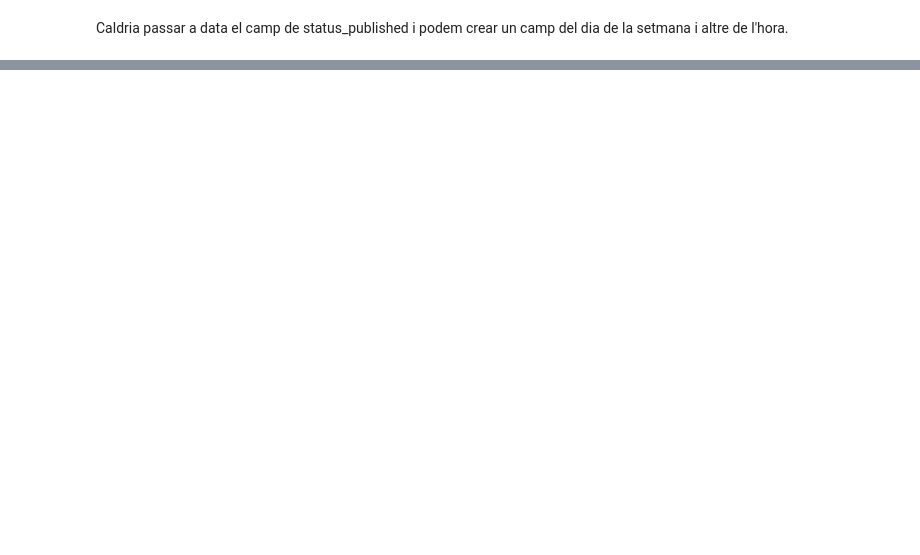
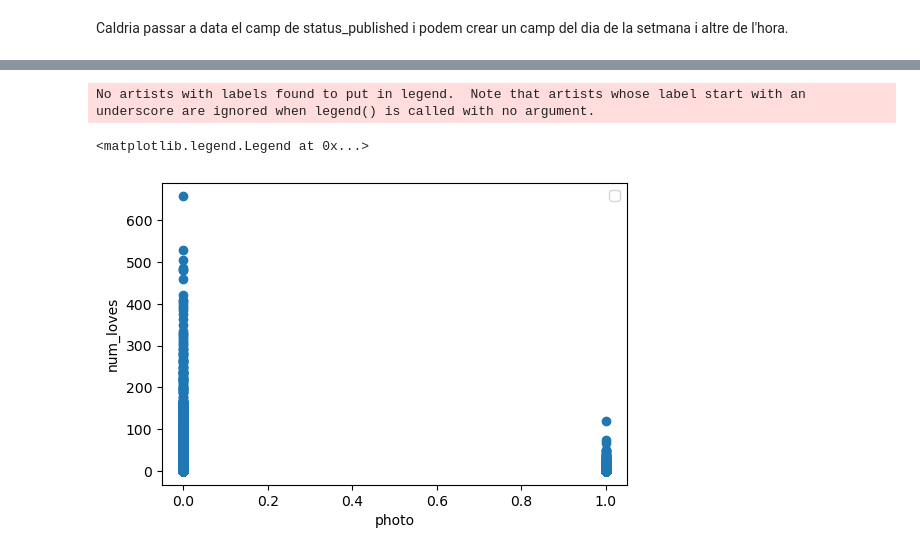
Before and after one commit to Macletus/itacademy-datascience, a Jupyter notebook: spritn08/Sprint_08.ipynb, the cells around one changed output, grey strips where cells are left out. Drawn from its saved outputs; the diff is of its cells as text; code cells hidden in the pictures; blank space fills up the shorter version.

```diff
--- a/spritn08/Sprint_08.ipynb
+++ b/spritn08/Sprint_08.ipynb
@@ -70,0 +129,2 @@ Caldria passar a data el camp de status_published i podem crear un camp del dia
+# %%
+fb_thai['dayofweek'] = pd.DatetimeIndex(fb_thai['status_published']).dayofweek
@@ -70,0 +149,8 @@ Caldria passar a data el camp de status_published i podem crear un camp del dia
+# %%
+dummy_status = pd.get_dummies(fb_thai['status_type'])
+# %%
+fb_thai = fb_thai.join(dummy_status)
+# %%
+# No seleccionem ni el camp status_type, ja que hem transformat les dades ni tampoc la data de publicació, ja que ens hem quedat amb la informació del dia de la setmana publicat.
+col_sel = ['num_reactions', 'num_comments', 'num_shares', 'num_likes', 'num_loves', 'num_wows', 'num_hahas', 'num_sads', 'num_angrys','dayofweek', 'link', 'photo', 'status', 'video']
+fb_thai = fb_thai[col_sel]
@@ -70,0 +207,16 @@ Caldria passar a data el camp de status_published i podem crear un camp del dia
+# %%
+x = 'photo'
+y = 'num_loves'
+
+fig = plt.figure(dpi=100)
+ax = fig.add_subplot()
+
+ax.scatter(fb_thai[x], fb_thai[y])
+plt.xlabel(x)
+plt.ylabel(y)
+
+ax.legend()
+# %% [output]
+No artists with labels found to put in legend.  Note that artists whose label start with an underscore are ignored when legend() is called with no argument.
+<matplotlib.legend.Legend at 0x...>
+[figure, added]
```
Also changed, not shown: parts of 62 cells of this notebook, 1 other file.
